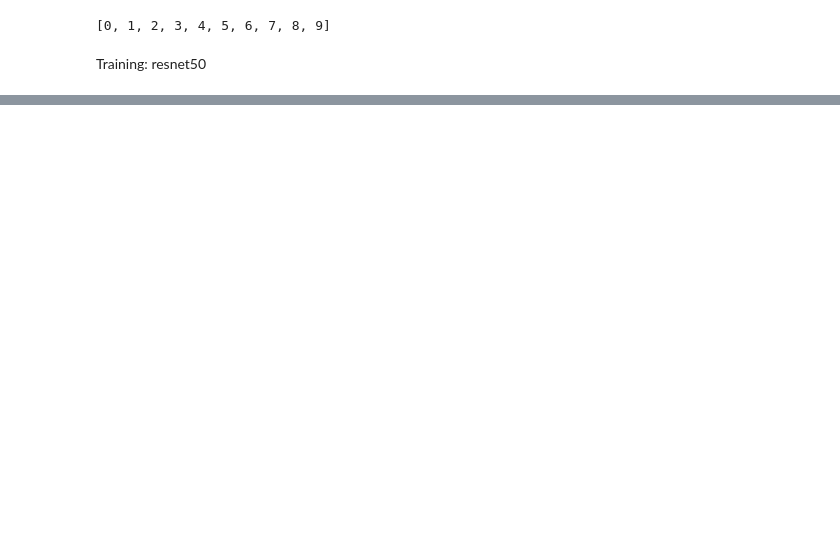
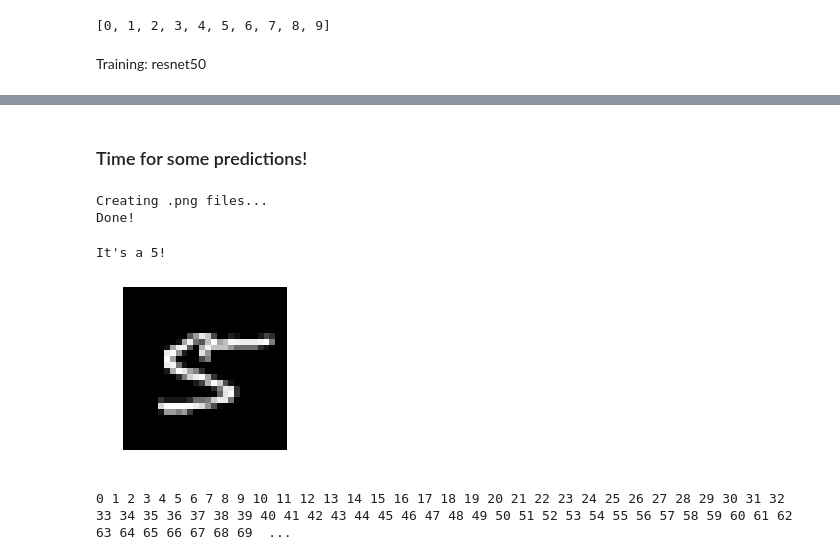
Before and after one commit to GoncaloKLopes/digit-recognition, a Jupyter notebook: digit-recognizer.ipynb, the cells around one changed output, grey strips where cells are left out. Saved outputs shown, nothing was run; the diff lists cells and outputs as text; code cells hidden in the pictures; blank space fills up the shorter version.

```diff
--- a/digit-recognizer.ipynb
+++ b/digit-recognizer.ipynb
@@ -94,0 +145,18 @@ learn = create_cnn(data, models.resnet50, metrics=error_rate)
+# %% [markdown]
+### Time for some predictions!
+# %%
+test_images_folder = "mnist-test-images"
+nparray_to_png(test_df, folder_path=test_images_folder)
+# %% [output]
+Creating .png files...
+Done!
+# %%
+idx = 31
+
+img1 = open_image(os.path.join(test_images_folder, f"{idx}.png"))
+img1.show()
+
+print("It's a " + str(learn.predict(img1)[0].obj) + "!")
+# %% [output]
+It's a 5!
+[figure, added]
@@ -94,0 +165,9 @@ learn = create_cnn(data, models.resnet50, metrics=error_rate)
+# %%
+preds = np.array([], dtype="uint8")
+
+for idx in range(len(test_df)):
+    img = open_image(os.path.join(test_images_folder, f"{idx}.png"))
+    pred = learn.predict(img)[0].obj
+    preds = np.append(preds, pred)
+# %% [output]
+0 1 2 3 4 5 6 7 8 9 10 11 12 13 14 15 16 17 18 19 20 21 22 23 24 25 26 27 28 29 30 31 32 33 34 35 36 37 38 39 40 41 42 43 44 45 46 47 48 49 50 51 52 53 54 55 56 57 58 59 60 61 62 63 64 65 66 67 68 69  ...
```
Also changed, not shown: parts of 13 cells of this notebook, 3 other files.
